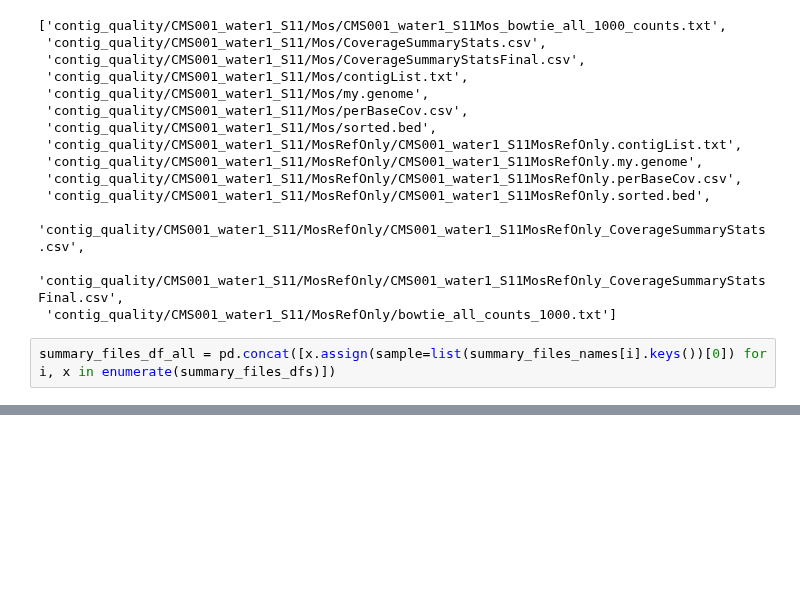
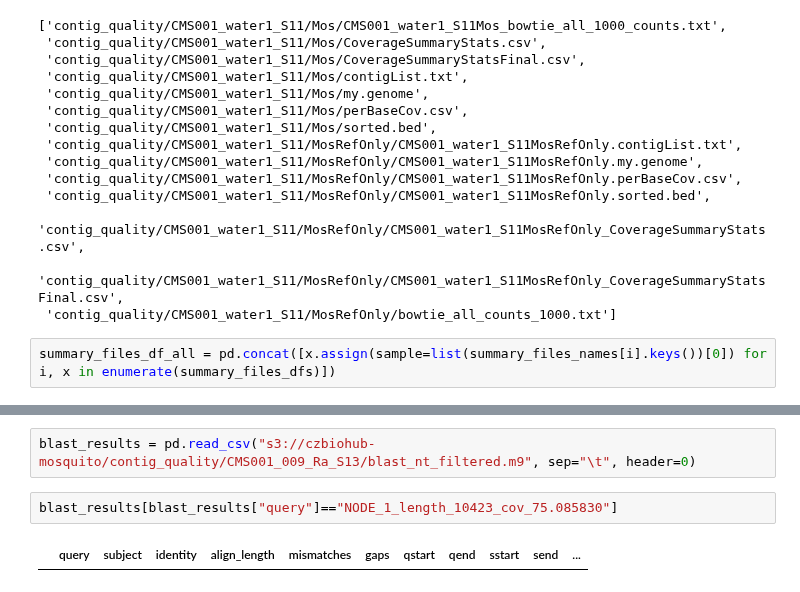
Before and after one commit to czbiohub-sf/california-mosquito-study, a Jupyter notebook: scripts/concatenate_contig_quality_files.ipynb, the cells around one changed output, grey strips where cells are left out. Drawn from its saved outputs; the diff is of its cells as text; blank space fills up the shorter version.

```diff
--- a/scripts/concatenate_contig_quality_files.ipynb
+++ b/scripts/concatenate_contig_quality_files.ipynb
@@ -149,0 +239,6 @@ summary_files_df_all = pd.concat([x.assign(sample=list(summary_files_names[i].ke
+# %%
+blast_results = pd.read_csv("s3://czbiohub-mosquito/contig_quality/CMS001_009_Ra_S13/blast_nt_filtered.m9", sep="\t", header=0)
+# %%
+blast_results[blast_results["query"]=="NODE_1_length_10423_cov_75.085830"]
+# %% [output]
+|  | query | subject | identity | align_length | mismatches | gaps | qstart | qend | sstart | send | ... |
```
Also changed, not shown: parts of 6 cells of this notebook.
